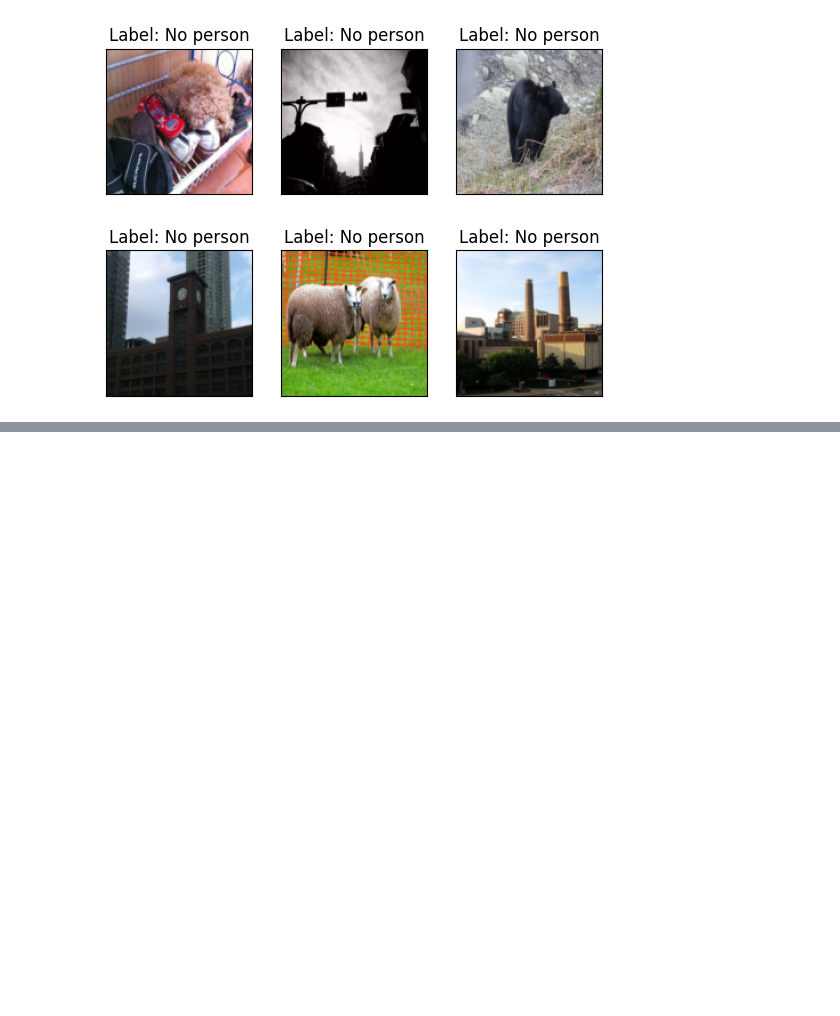
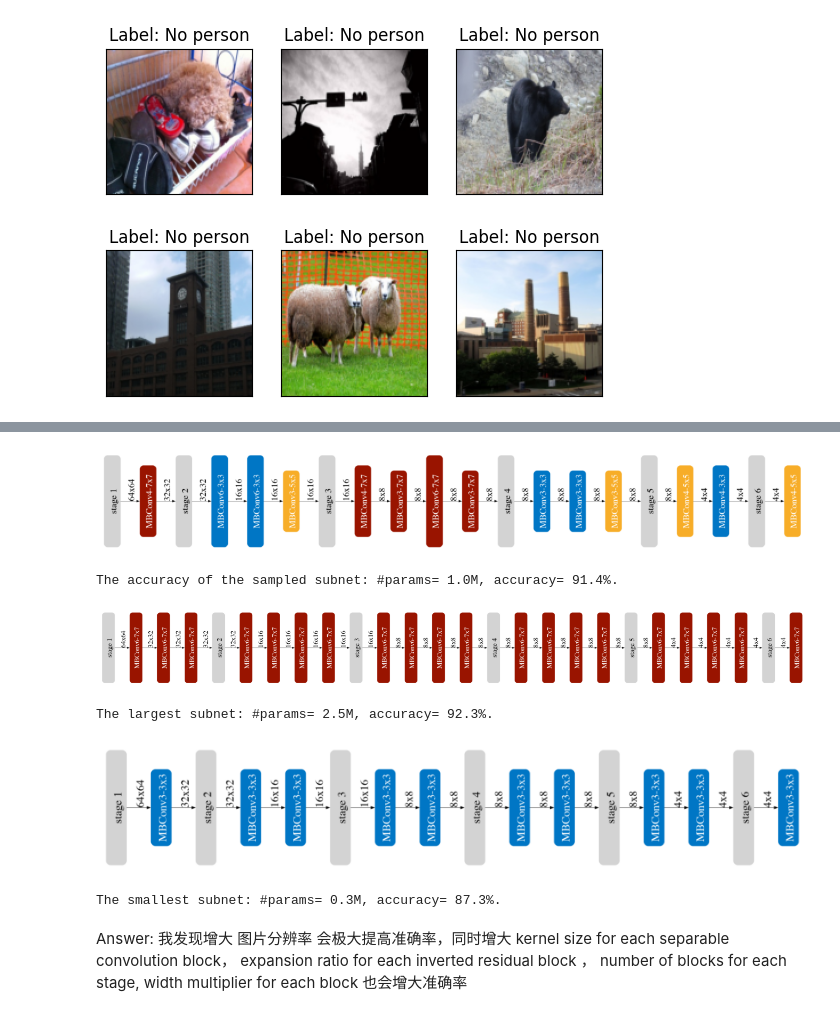
Before and after one commit to cilinmengye/Study-for-MIT6.5940_2024_TinyML-and-Efficient-Deep-Learning-Computing, a Jupyter notebook: LAB3_NAS/main.ipynb, the cells around one changed output, grey strips where cells are left out. Saved outputs shown, nothing was run; the diff lists cells and outputs as text; code cells hidden in the pictures; blank space fills up the shorter version.

```diff
--- a/LAB3_NAS/main.ipynb
+++ b/LAB3_NAS/main.ipynb
@@ -167,0 +315,26 @@ plt.show()
+# %%
+image_size = 128
+
+cfg = ofa_network.sample_active_subnet(sample_function=random.choice, image_size=image_size)
+acc, _, _, params = evaluate_sub_network(ofa_network, cfg)
+visualize_subnet(cfg)
+print(f"The accuracy of the sampled subnet: #params={params/1e6: .1f}M, accuracy={acc: .1f}%.")
+
+largest_cfg = ofa_network.sample_active_subnet(sample_function=max, image_size=image_size)
+acc, _, _, params = evaluate_sub_network(ofa_network, largest_cfg)
+visualize_subnet(largest_cfg)
+print(f"The largest subnet: #params={params/1e6: .1f}M, accuracy={acc: .1f}%.")
+
+smallest_cfg = ofa_network.sample_active_subnet(sample_function=min, image_size=image_size)
+acc, peak_memory, macs, params = evaluate_sub_network(ofa_network, smallest_cfg)
+visualize_subnet(smallest_cfg)
+print(f"The smallest subnet: #params={params/1e6: .1f}M, accuracy={acc: .1f}%.")
+# %% [output]
+[figure, added]
+The accuracy of the sampled subnet: #params= 1.0M, accuracy= 91.4%.
+[figure, added]
+The largest subnet: #params= 2.5M, accuracy= 92.3%.
+[figure, added]
+The smallest subnet: #params= 0.3M, accuracy= 87.3%.
+# %% [markdown]
+Answer: 我发现增大 图片分辨率 会极大提高准确率，同时增大 kernel size for each separable convolution block， expansion ratio for each inverted residual block ， number of blocks for each stage, width multiplier for each block 也会增大准确率
```
Also changed, not shown: parts of 14 cells of this notebook, 2 other files.
